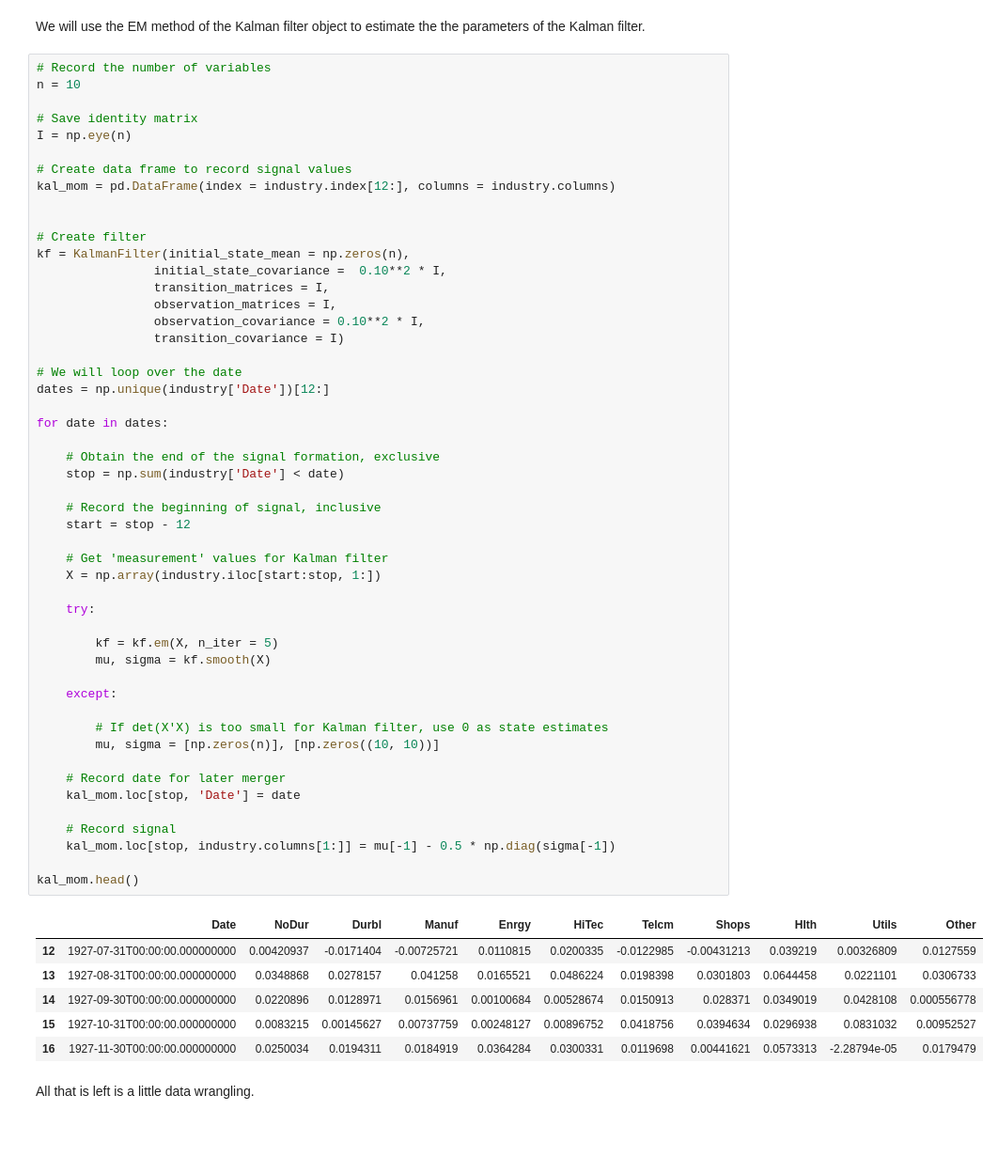
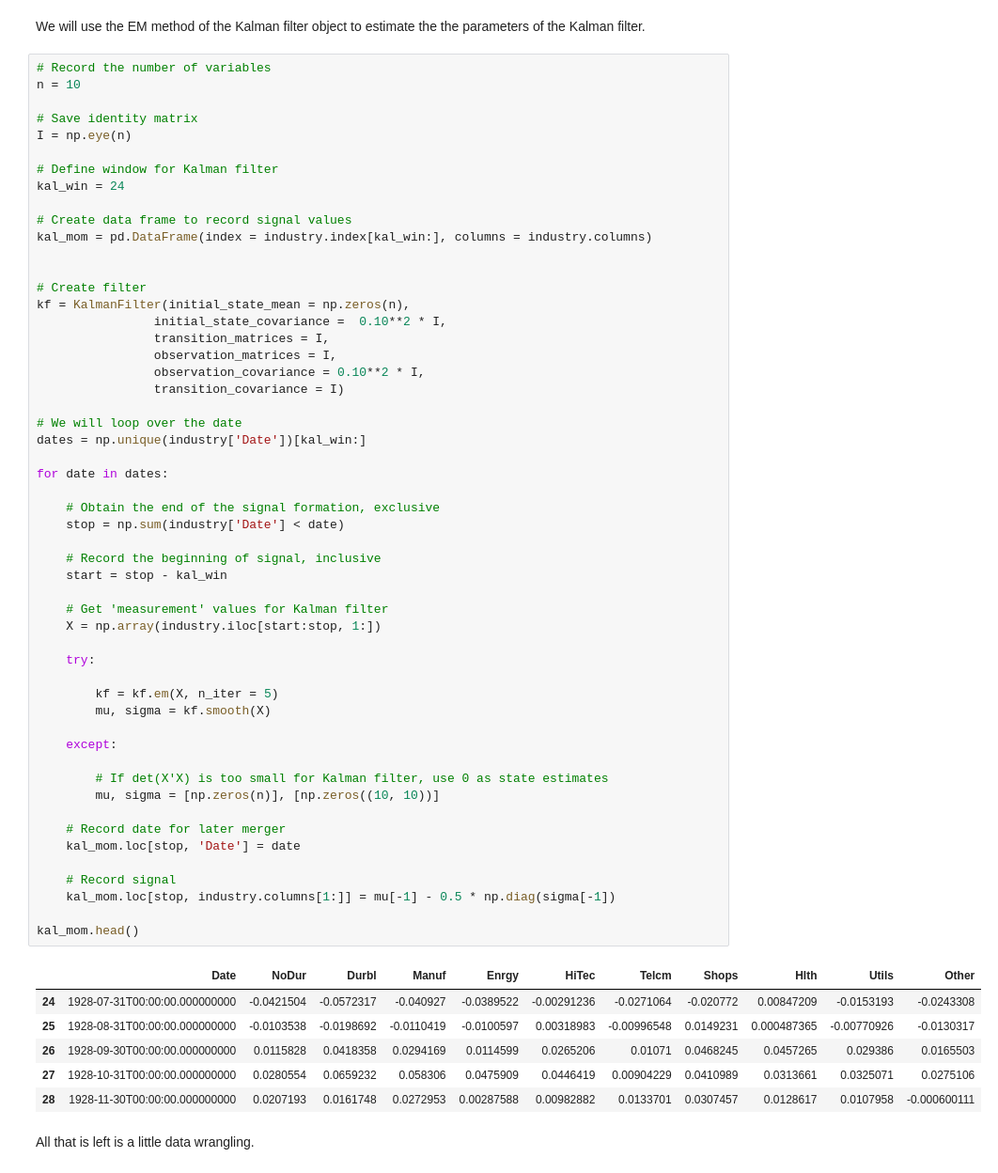
Before and after one commit to charlesrambo/equity_portfolios, a Jupyter notebook: Kalman-industry-momentum.ipynb, the cells around one changed output. Shown at 94% size. Drawn from its saved outputs; the diff is of its cells as text; blank space fills up the shorter version.

```diff
--- a/Kalman-industry-momentum.ipynb
+++ b/Kalman-industry-momentum.ipynb
@@ -42,8 +42,11 @@ n = 10
 # Save identity matrix
 I = np.eye(n)
 
+# Define window for Kalman filter
+kal_win = 24
+
 # Create data frame to record signal values
-kal_mom = pd.DataFrame(index = industry.index[12:], columns = industry.columns)
+kal_mom = pd.DataFrame(index = industry.index[kal_win:], columns = industry.columns)
 
 
 # Create filter
@@ -55,43 +58,43 @@ kf = KalmanFilter(initial_state_mean = np.zeros(n),
                 transition_covariance = I)
 
 # We will loop over the date
-dates = np.unique(industry['Date'])[12:]
+dates = np.unique(industry['Date'])[kal_win:]
 
 for date in dates:
 
     # Obtain the end of the signal formation, exclusive
     stop = np.sum(industry['Date'] < date)
 
     # Record the beginning of signal, inclusive
-    start = stop - 12
+    start = stop - kal_win
 
     # Get 'measurement' values for Kalman filter
     X = np.array(industry.iloc[start:stop, 1:])
 
     try:
 
         kf = kf.em(X, n_iter = 5)
         mu, sigma = kf.smooth(X)
 
     except:
 
         # If det(X'X) is too small for Kalman filter, use 0 as state estimates
         mu, sigma = [np.zeros(n)], [np.zeros((10, 10))]
 
     # Record date for later merger
     kal_mom.loc[stop, 'Date'] = date
 
     # Record signal
     kal_mom.loc[stop, industry.columns[1:]] = mu[-1] - 0.5 * np.diag(sigma[-1])
 
 kal_mom.head()
 # %% [output]
 |  | Date | NoDur | Durbl | Manuf | Enrgy | HiTec | Telcm | Shops | Hlth | Utils | Other |
-| 12 | 1927-07-31T00:00:00.000000000 | 0.00420937 | -0.0171404 | -0.00725721 | 0.0110815 | 0.0200335 | -0.0122985 | -0.00431213 | 0.039219 | 0.00326809 | 0.0127559 |
-| 13 | 1927-08-31T00:00:00.000000000 | 0.0348868 | 0.0278157 | 0.041258 | 0.0165521 | 0.0486224 | 0.0198398 | 0.0301803 | 0.0644458 | 0.0221101 | 0.0306733 |
-| 14 | 1927-09-30T00:00:00.000000000 | 0.0220896 | 0.0128971 | 0.0156961 | 0.00100684 | 0.00528674 | 0.0150913 | 0.028371 | 0.0349019 | 0.0428108 | 0.000556778 |
-| 15 | 1927-10-31T00:00:00.000000000 | 0.0083215 | 0.00145627 | 0.00737759 | 0.00248127 | 0.00896752 | 0.0418756 | 0.0394634 | 0.0296938 | 0.0831032 | 0.00952527 |
-| 16 | 1927-11-30T00:00:00.000000000 | 0.0250034 | 0.0194311 | 0.0184919 | 0.0364284 | 0.0300331 | 0.0119698 | 0.00441621 | 0.0573313 | -2.28794e-05 | 0.0179479 |
+| 24 | 1928-07-31T00:00:00.000000000 | -0.0421504 | -0.0572317 | -0.040927 | -0.0389522 | -0.00291236 | -0.0271064 | -0.020772 | 0.00847209 | -0.0153193 | -0.0243308 |
+| 25 | 1928-08-31T00:00:00.000000000 | -0.0103538 | -0.0198692 | -0.0110419 | -0.0100597 | 0.00318983 | -0.00996548 | 0.0149231 | 0.000487365 | -0.00770926 | -0.0130317 |
+| 26 | 1928-09-30T00:00:00.000000000 | 0.0115828 | 0.0418358 | 0.0294169 | 0.0114599 | 0.0265206 | 0.01071 | 0.0468245 | 0.0457265 | 0.029386 | 0.0165503 |
+| 27 | 1928-10-31T00:00:00.000000000 | 0.0280554 | 0.0659232 | 0.058306 | 0.0475909 | 0.0446419 | 0.00904229 | 0.0410989 | 0.0313661 | 0.0325071 | 0.0275106 |
+| 28 | 1928-11-30T00:00:00.000000000 | 0.0207193 | 0.0161748 | 0.0272953 | 0.00287588 | 0.00982882 | 0.0133701 | 0.0307457 | 0.0128617 | 0.0107958 | -0.000600111 |
 # %% [markdown]
 All that is left is a little data wrangling.
 # %%
```
Also changed, not shown: parts of 6 cells of this notebook.
